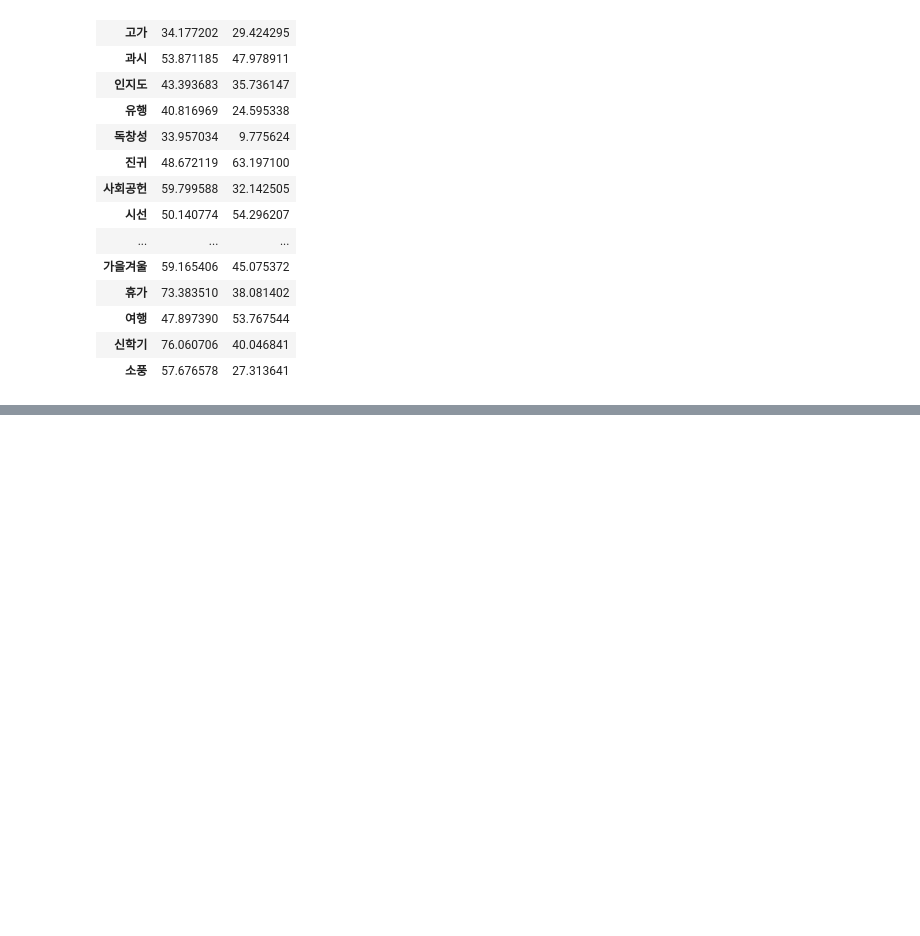
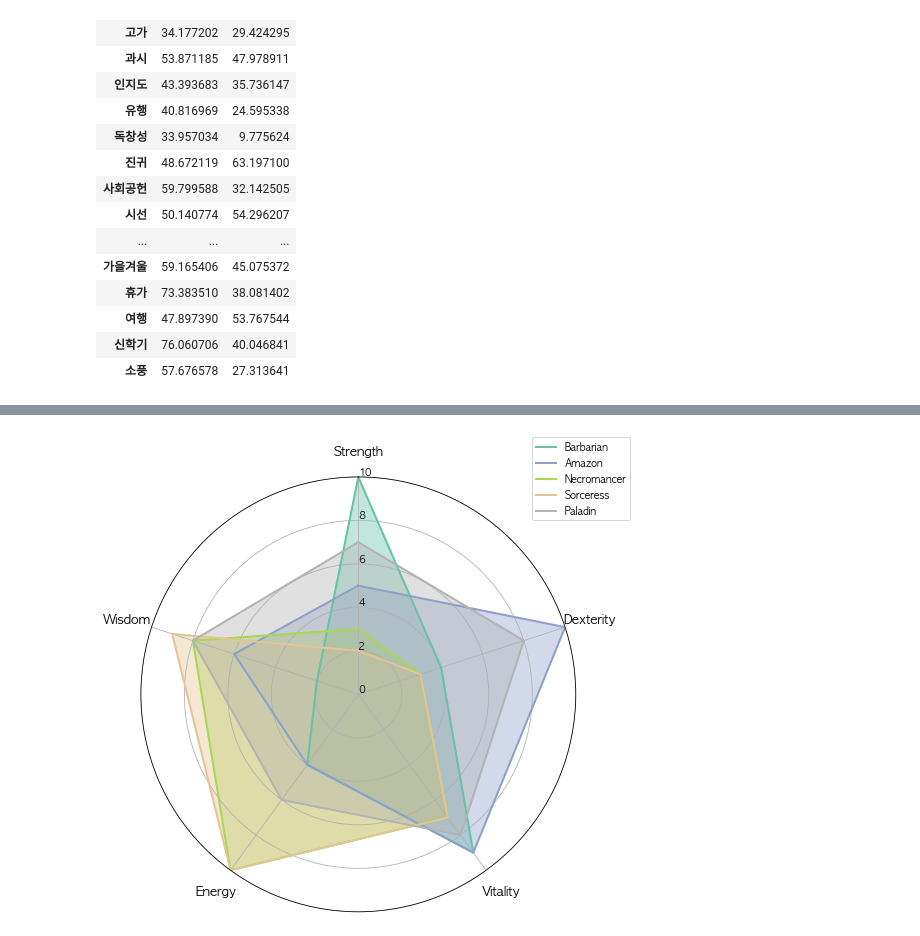
Before and after one commit to gem763/maskplay, a Jupyter notebook: data/style index test.ipynb, the cells around one changed output, grey strips where cells are left out. Drawn from its saved outputs; the diff is of its cells as text; code cells hidden in the pictures; blank space fills up the shorter version.

```diff
--- a/data/style index test.ipynb
+++ b/data/style index test.ipynb
@@ -194,3 +222,12 @@ dtype: float64
 | 여행 | 47.897390 | 53.767544 |
 | 신학기 | 76.060706 | 40.046841 |
 | 소풍 | 57.676578 | 27.313641 |
+# %%
+df = pd.DataFrame({
+'Character': ['Barbarian','Amazon','Necromancer','Sorceress','Paladin'],
+'Strength': [10, 5, 3, 2, 7],
+'Dexterity': [4, 10, 3, 3, 8],
+'Vitality': [9, 9, 7, 7, 8],
+'Energy': [4, 4, 10, 10, 6],
+'Wisdom': [2, 6, 8, 9, 8]
+})
@@ -196,0 +243,35 @@ dtype: float64
+# %%
+## 하나로 합치기
+labels = df.columns[1:]
+num_labels = len(labels)
+
+angles = [x/float(num_labels)*(2*pi) for x in range(num_labels)] ## 각 등분점
+angles += angles[:1] ## 시작점으로 다시 돌아와야하므로 시작점 추가
+
+my_palette = plt.cm.get_cmap("Set2", len(df.index))
+
+fig = plt.figure(figsize=(8,8))
+fig.set_facecolor('white')
+ax = fig.add_subplot(polar=True)
+for i, row in df.iterrows():
+    color = my_palette(i)
+    data = df.iloc[i].drop('Character').tolist()
+    data += data[:1]
+
+    ax.set_theta_offset(pi / 2) ## 시작점
+    ax.set_theta_direction(-1) ## 그려지는 방향 시계방향
+
+    plt.xticks(angles[:-1], labels, fontsize=13) ## 각도 축 눈금 라벨
+    ax.tick_params(axis='x', which='major', pad=15) ## 각 축과 눈금 사이에 여백을 준다.
+
+    ax.set_rlabel_position(0) ## 반지름 축 눈금 라벨 각도 설정(degree 단위)
+    plt.yticks([0,2,4,6,8,10],['0','2','4','6','8','10'], fontsize=10) ## 반지름 축 눈금 설정
+    plt.ylim(0,10)
+
+    ax.plot(angles, data, color=color, linewidth=2, linestyle='solid', label=row.Character) ## 레이더 차트 출력
+    ax.fill(angles, data, color=color, alpha=0.4) ## 도형 안쪽에 색을 채워준다.
+
+plt.legend(loc=(0.9,0.9))
+plt.show()
+# %% [output]
+[figure, added]
```
Also changed, not shown: parts of 6 cells of this notebook, 2 other files.
